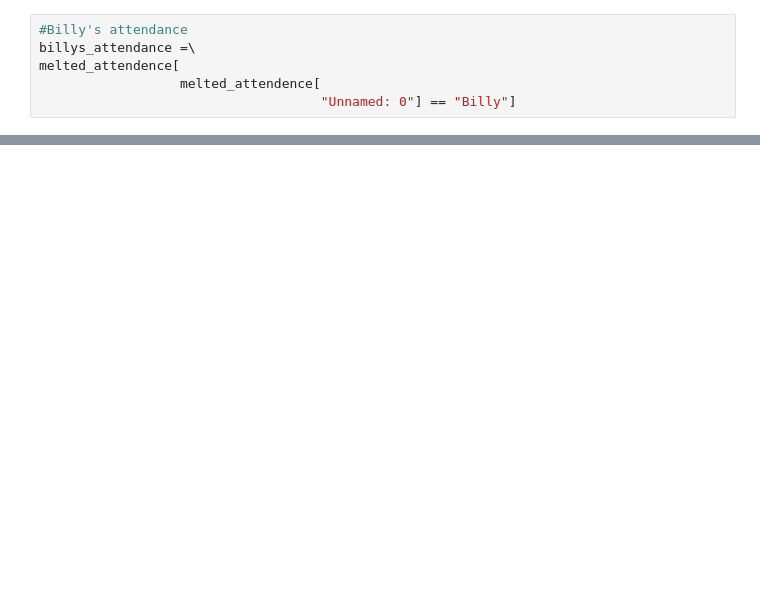
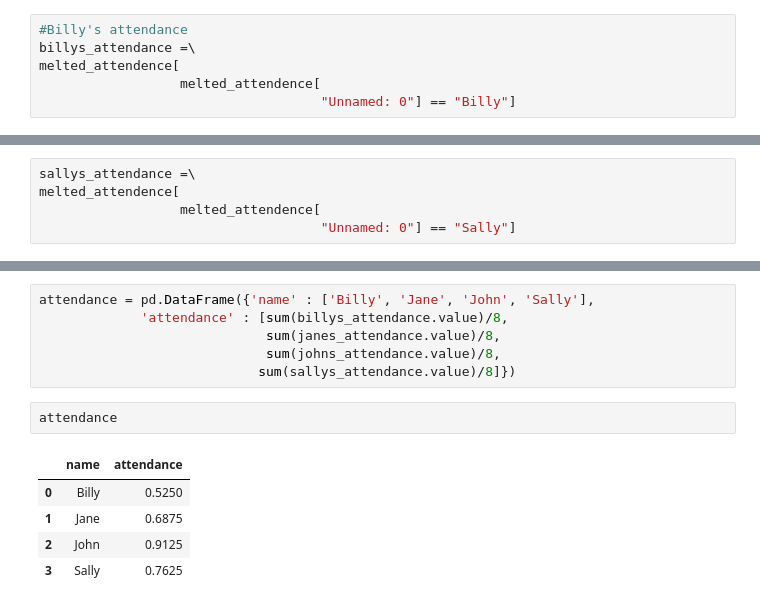
Before and after one commit to wherrickjr/classification-exercises, a Jupyter notebook: tidy_data.ipynb, the cells around one changed output, grey strips where cells are left out. Saved outputs shown, nothing was run; the diff lists cells and outputs as text; blank space fills up the shorter version.

```diff
--- a/tidy_data.ipynb
+++ b/tidy_data.ipynb
@@ -75,3 +87,8 @@ melted_attendence[
+# %%
+sallys_attendance =\
+melted_attendence[
+                  melted_attendence[
+                                    "Unnamed: 0"] == "Sally"]
 # %%
 billys_attendance
 # %% [output]
@@ -90,0 +108,14 @@ sum(billys_attendance.value)/8
+# %%
+attendance = pd.DataFrame({'name' : ['Billy', 'Jane', 'John', 'Sally'],
+             'attendance' : [sum(billys_attendance.value)/8,
+                             sum(janes_attendance.value)/8,
+                             sum(johns_attendance.value)/8,
+                            sum(sallys_attendance.value)/8]})
+# %%
+attendance
+# %% [output]
+|  | name | attendance |
+| 0 | Billy | 0.5250 |
+| 1 | Jane | 0.6875 |
+| 2 | John | 0.9125 |
+| 3 | Sally | 0.7625 |
```
Also changed, not shown: parts of 12 cells of this notebook, 1 other file.
